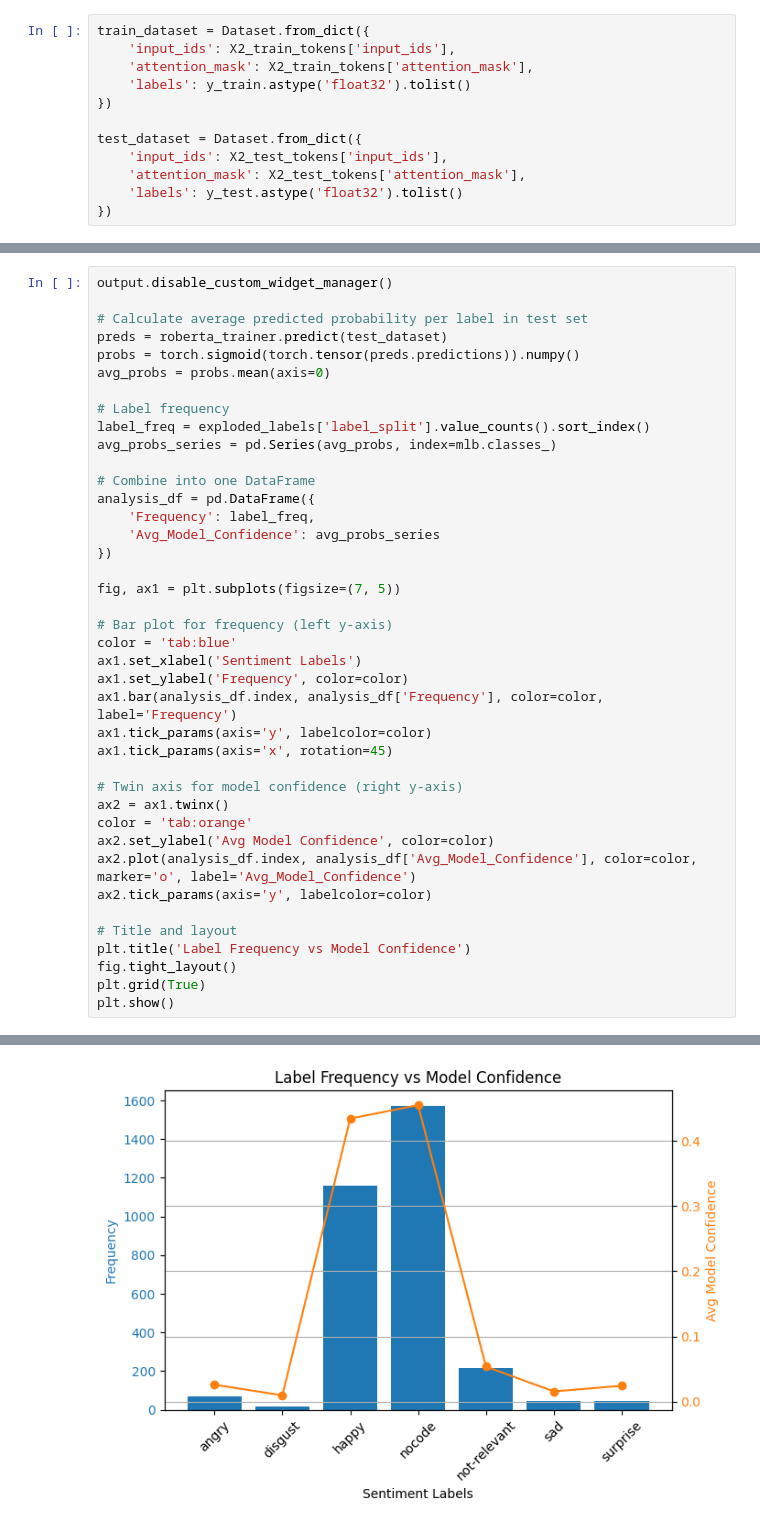
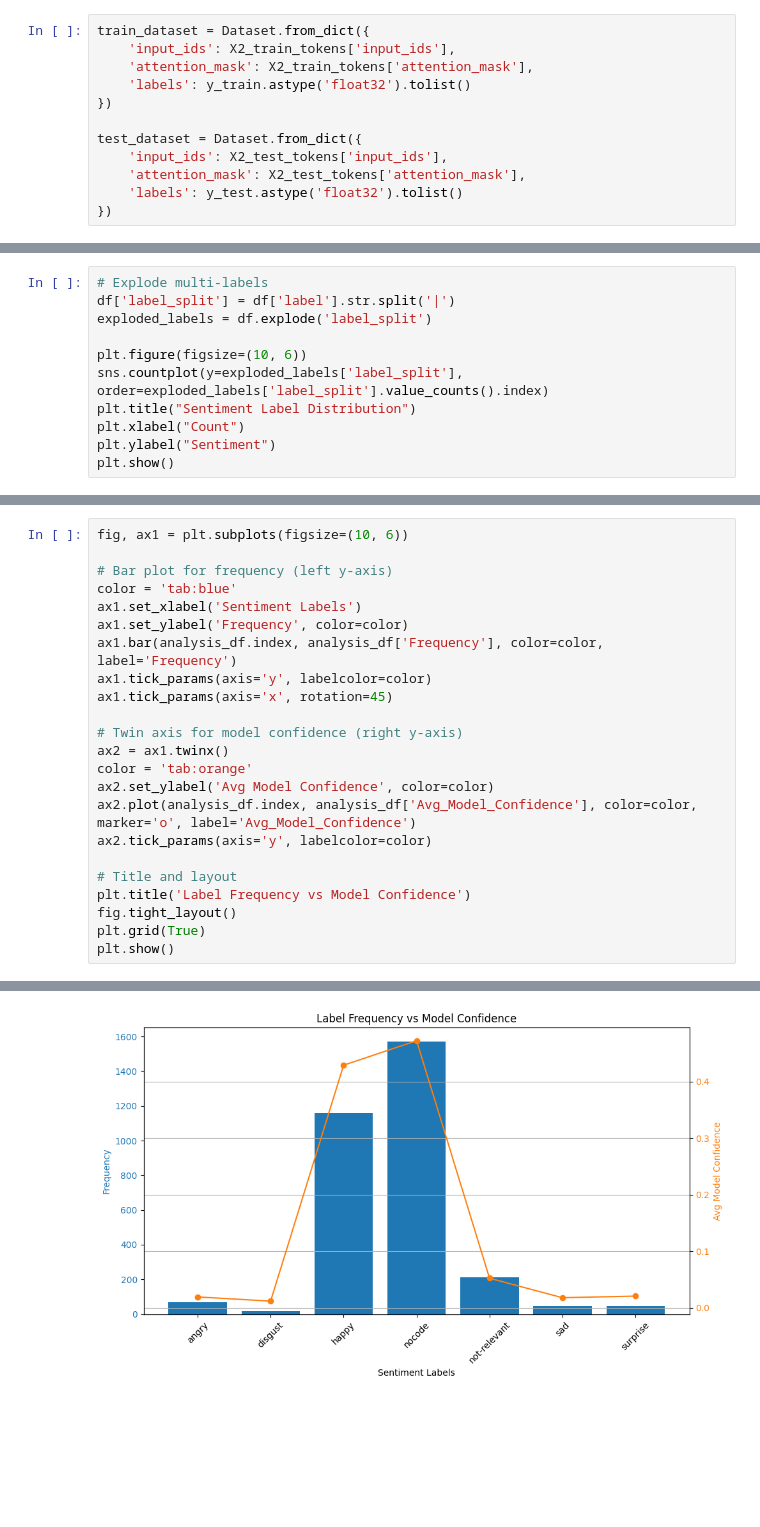
Before and after one commit to jeelfaldu7/transformer_sentiment_analysis, a Jupyter notebook: DataJams.ipynb, the cells around one changed output, grey strips where cells are left out. Cells and saved outputs as stored; diff of their text form; blank space fills up the shorter version.

```diff
--- a/DataJams.ipynb
+++ b/DataJams.ipynb
@@ -302,0 +325,11 @@ Our model was found to be most confident in the prediction of `nocode` labels. T
+# %%
+# Explode multi-labels
+df['label_split'] = df['label'].str.split('|')
+exploded_labels = df.explode('label_split')
+
+plt.figure(figsize=(10, 6))
+sns.countplot(y=exploded_labels['label_split'], order=exploded_labels['label_split'].value_counts().index)
+plt.title("Sentiment Label Distribution")
+plt.xlabel("Count")
+plt.ylabel("Sentiment")
+plt.show()
@@ -303,22 +367,5 @@ Our model was found to be most confident in the prediction of `nocode` labels. T
 # %%
-output.disable_custom_widget_manager()
-
-# Calculate average predicted probability per label in test set
-preds = roberta_trainer.predict(test_dataset)
-probs = torch.sigmoid(torch.tensor(preds.predictions)).numpy()
-avg_probs = probs.mean(axis=0)
-
-# Label frequency
-label_freq = exploded_labels['label_split'].value_counts().sort_index()
-avg_probs_series = pd.Series(avg_probs, index=mlb.classes_)
-
-# Combine into one DataFrame
-analysis_df = pd.DataFrame({
-    'Frequency': label_freq,
-    'Avg_Model_Confidence': avg_probs_series
-})
-
-fig, ax1 = plt.subplots(figsize=(7, 5))
+fig, ax1 = plt.subplots(figsize=(10, 6))
 
 # Bar plot for frequency (left y-axis)
 color = 'tab:blue'
@@ -345 +391 @@ plt.show()
-[figure, old version]
+[figure, new version]
```
Also changed, not shown: parts of 22 cells of this notebook.
